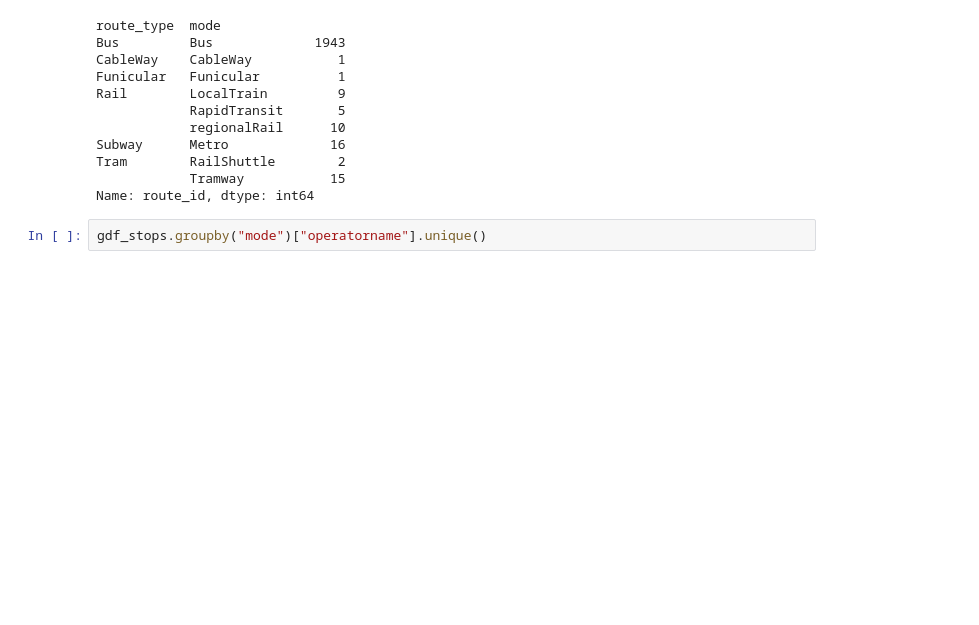
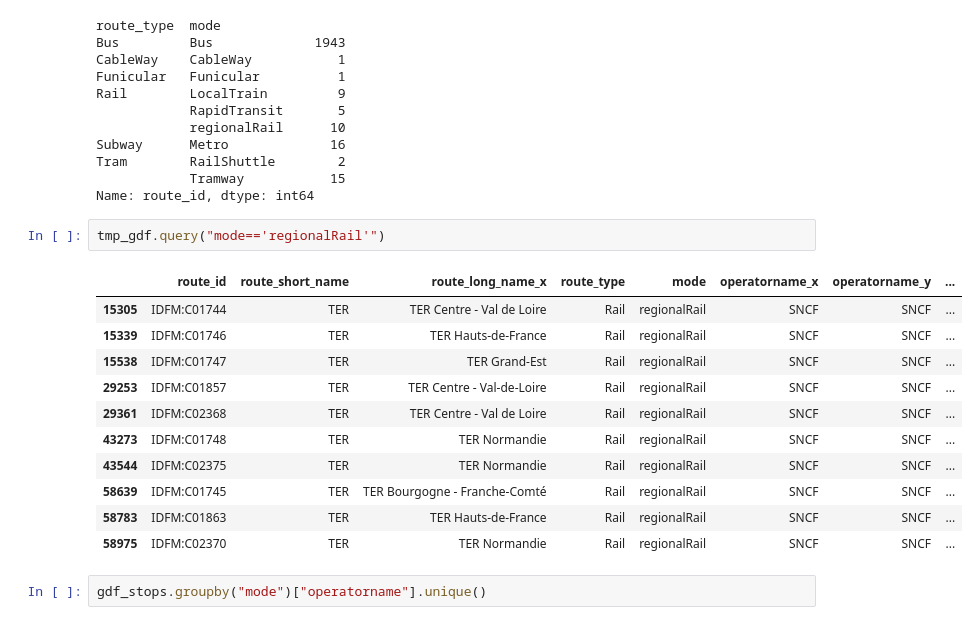
Before and after one commit to gefleury/transports-accessibles-idf, a Jupyter notebook: notebooks/explore_data.ipynb, the cells around one changed output. Drawn from its saved outputs; the diff is of its cells as text; blank space fills up the shorter version.

```diff
--- a/notebooks/explore_data.ipynb
+++ b/notebooks/explore_data.ipynb
@@ -409,6 +409,20 @@ Subway      Metro             16
 Tram        RailShuttle        2
             Tramway           15
 Name: route_id, dtype: int64
+# %%
+tmp_gdf.query("mode=='regionalRail'")
+# %% [output]
+|  | route_id | route_short_name | route_long_name_x | route_type | mode | operatorname_x | operatorname_y | ... |
+| 15305 | IDFM:C01744 | TER | TER Centre - Val de Loire | Rail | regionalRail | SNCF | SNCF | ... |
+| 15339 | IDFM:C01746 | TER | TER Hauts-de-France | Rail | regionalRail | SNCF | SNCF | ... |
+| 15538 | IDFM:C01747 | TER | TER Grand-Est | Rail | regionalRail | SNCF | SNCF | ... |
+| 29253 | IDFM:C01857 | TER | TER Centre - Val-de-Loire | Rail | regionalRail | SNCF | SNCF | ... |
+| 29361 | IDFM:C02368 | TER | TER Centre - Val de Loire | Rail | regionalRail | SNCF | SNCF | ... |
+| 43273 | IDFM:C01748 | TER | TER Normandie | Rail | regionalRail | SNCF | SNCF | ... |
+| 43544 | IDFM:C02375 | TER | TER Normandie | Rail | regionalRail | SNCF | SNCF | ... |
+| 58639 | IDFM:C01745 | TER | TER Bourgogne - Franche-Comté | Rail | regionalRail | SNCF | SNCF | ... |
+| 58783 | IDFM:C01863 | TER | TER Hauts-de-France | Rail | regionalRail | SNCF | SNCF | ... |
+| 58975 | IDFM:C02370 | TER | TER Normandie | Rail | regionalRail | SNCF | SNCF | ... |
 # %%
 gdf_stops.groupby("mode")["operatorname"].unique()
 # %% [output]
```
Also changed, not shown: 2 other files.
